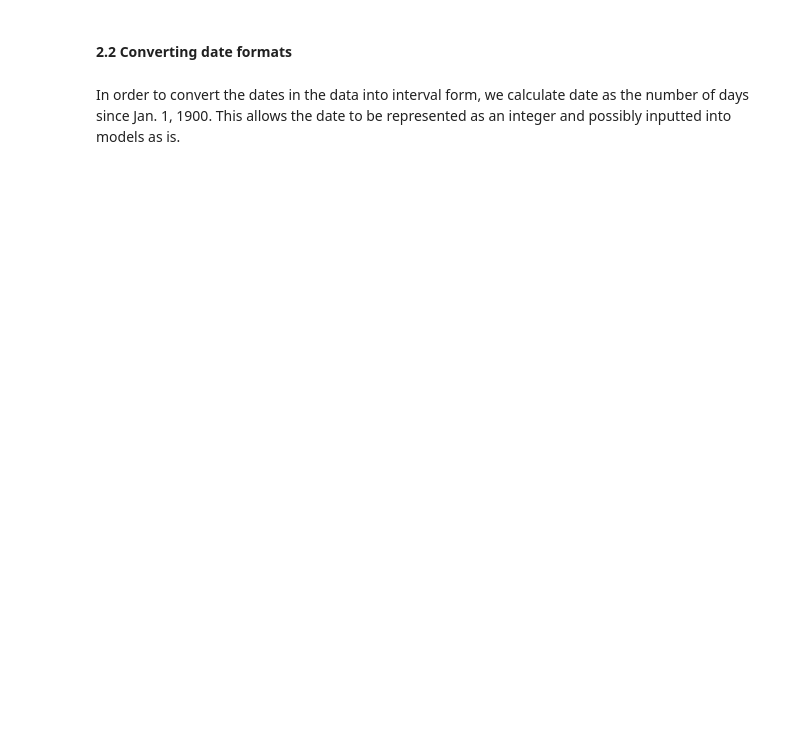
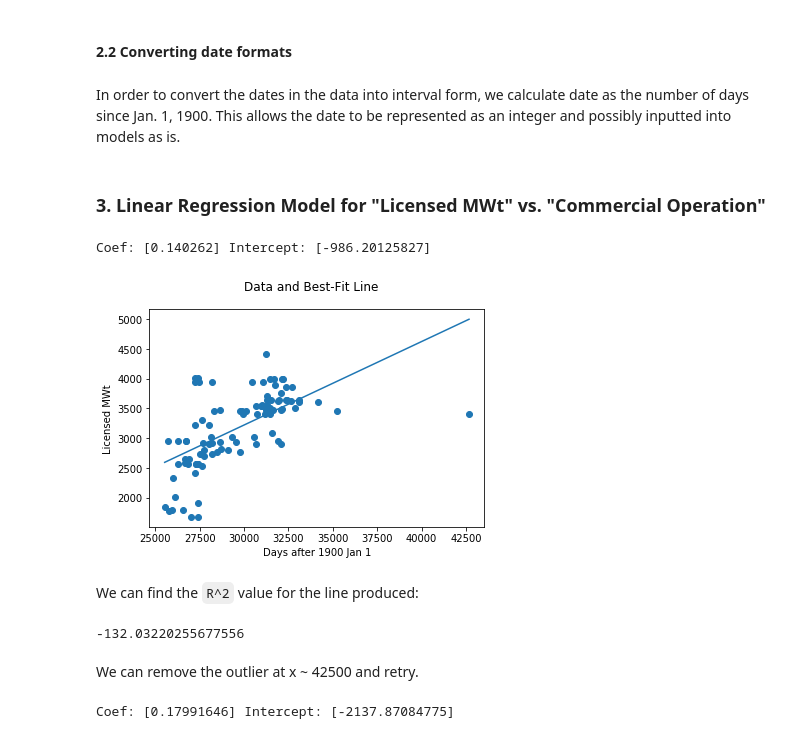
Before and after one commit to b-cho/nueva-ml, a Jupyter notebook: DataProcessing2.ipynb, the cells around one changed output. Drawn from its saved outputs; the diff is of its cells as text; code cells hidden in the pictures; blank space fills up the shorter version.

Commit message:
Data processing updates

```diff
--- a/DataProcessing2.ipynb
+++ b/DataProcessing2.ipynb
@@ -50,3 +53,5 @@ df.head()
+# %%
+df = df.drop(["Parent Company Notes", "Parent Company Website"], axis=1)
 # %% [markdown]
 #### 2.2 Converting date formats
 # %% [markdown]
@@ -61,3 +66,58 @@ for dc in date_cols:
         except:
             repl.append(np.nan)
     df[dc] = repl
+# %% [markdown]
+### 3. Linear Regression Model for "Licensed MWt" vs. "Commercial Operation"
+# %%
+model = linear_model.LinearRegression()
+x = np.array(df["Commercial Operation"]).reshape(-1, 1)
+y = np.array(df["Licensed MWt"]).reshape(-1, 1)
+model.fit(X=x, y=y)
+print("Coef:", model.coef_[0], "Intercept:", model.intercept_)
+# %% [output]
+Coef: [0.140262] Intercept: [-986.20125827]
+# %%
+# Taken from the LinearRegression notebook from class
+def plot_best_fit_line(model, x, y):
+    # create the figure
+    fig = plt.figure(1)
+    fig.suptitle('Data and Best-Fit Line')
+    plt.xlabel('Days after 1900 Jan 1')
+    plt.ylabel('Licensed MWt')
+
+    # put the generated dataset points on the graph
+    plt.scatter(x, y)
+
+    # Now we actually want to plot the best-fit line.
+    # To simulate that, we'll simply generate all the
+    # inputs on the graph and plot that.
+    # predict for inputs along the graph to find the best-fit line
+    X = np.linspace(min(x)-10, max(x)+10) # generates all the possible values of x
+    Y = model.predict(list(zip(X)))
+    plt.plot(X, Y)
+
+plot_best_fit_line(model, x, y)
+# %% [output]
+[figure, added]
+# %% [markdown]
+We can find the `R^2` value for the line produced:
+# %%
+def r_squared(model, x, y):
+    y_pred = np.array([model.predict([t]) for t in x])
+    y_avg = np.average(y)
+    return 1 - np.sum((y_pred-y)**2)/np.sum((y_avg-y)**2)
+
+r_squared(model, x, y)
+# %% [output]
+-132.03220255677556
+# %% [markdown]
+We can remove the outlier at x ~ 42500 and retry.
+# %%
+df2 = df.drop(df[df["Commercial Operation"] > 42500].index)
+no_model = linear_model.LinearRegression()
+no_x = np.array(df2["Commercial Operation"]).reshape(-1, 1)
+no_y = np.array(df2["Licensed MWt"]).reshape(-1, 1)
+no_model.fit(X=no_x, y=no_y)
+print("Coef:", no_model.coef_[0], "Intercept:", no_model.intercept_)
+# %% [output]
+Coef: [0.17991646] Intercept: [-2137.87084775]
```
Also changed, not shown: parts of 4 cells of this notebook, 1 other file.
